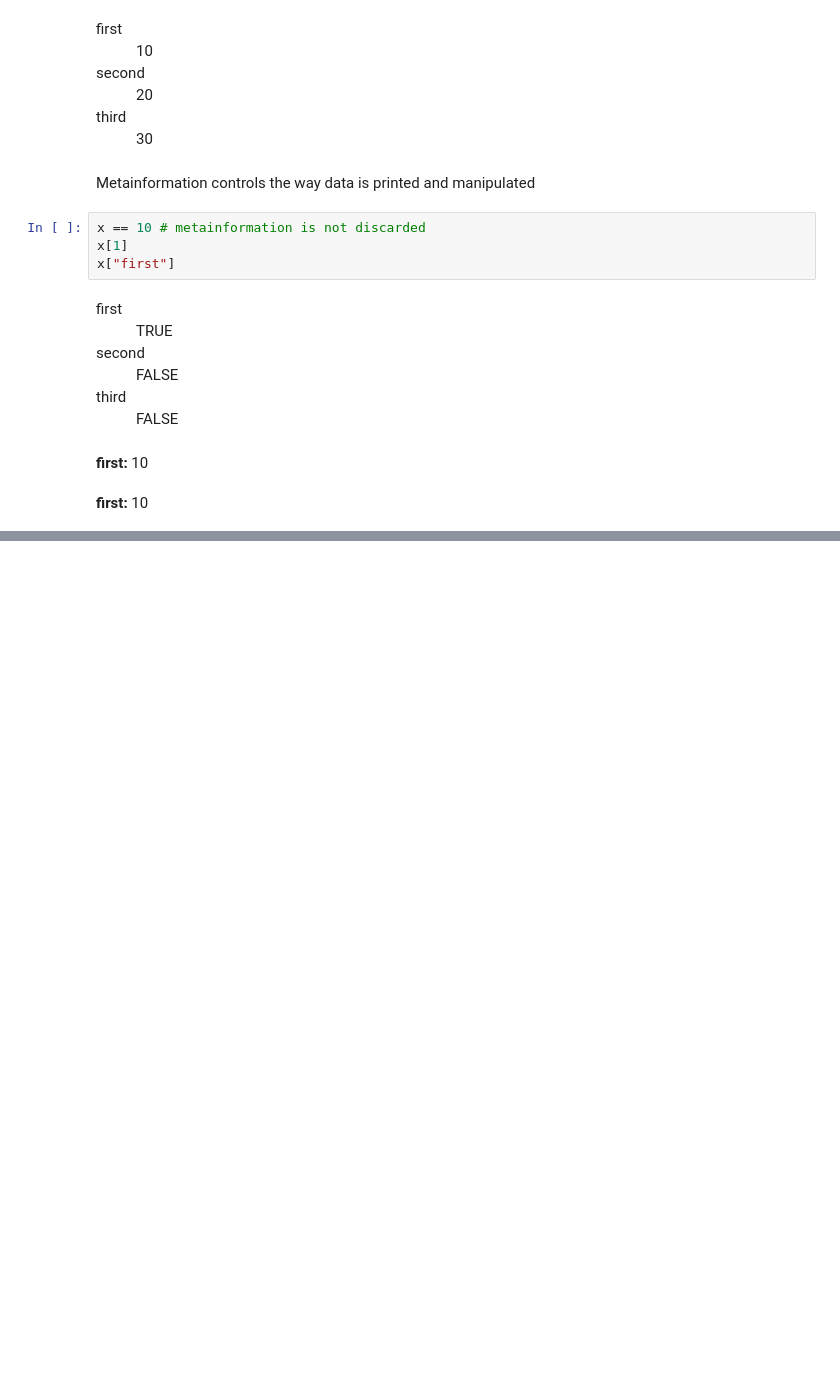
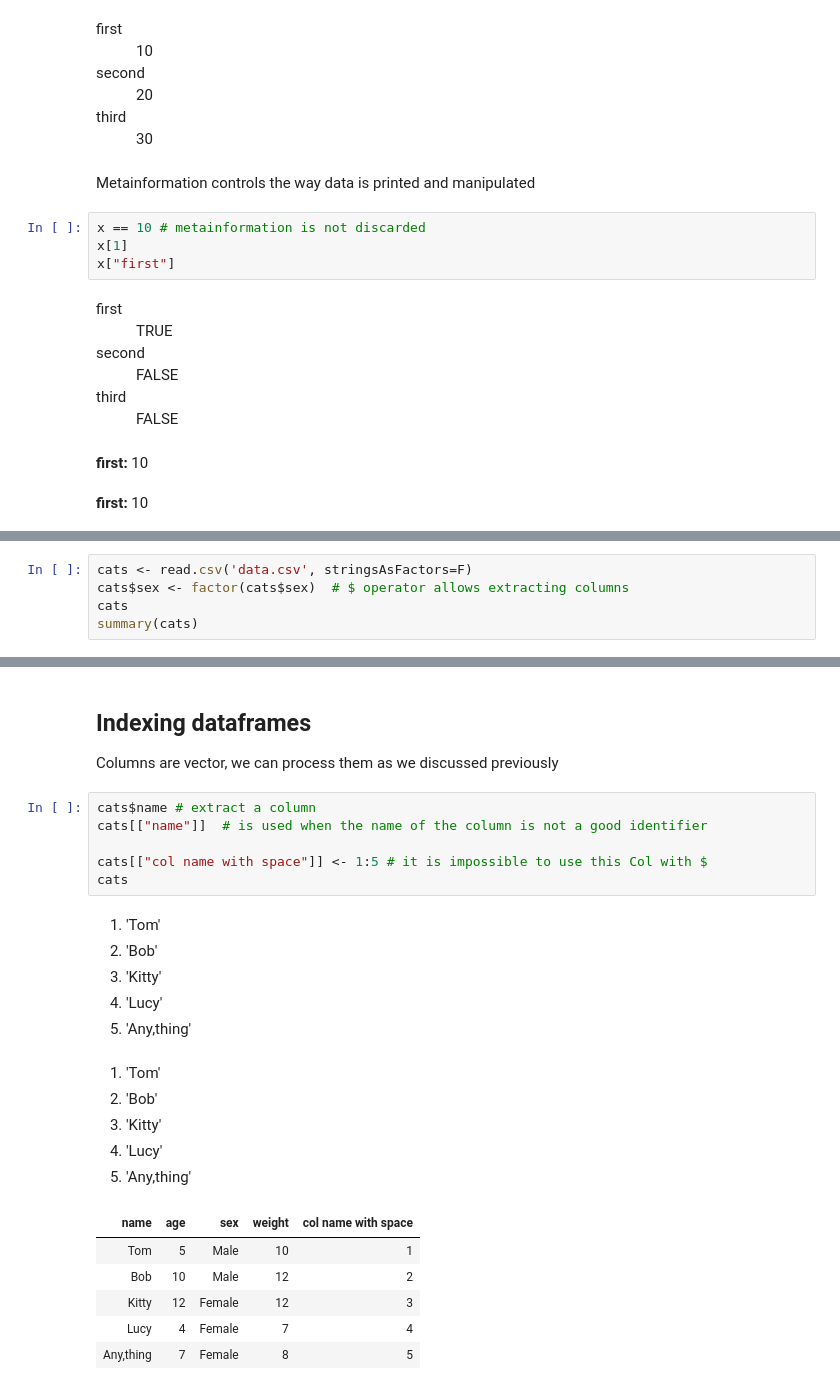
Before and after one commit to iposov/students-site, a Jupyter notebook: 18fall/mathematical_packages/r.ipynb, the cells around one changed output, grey strips where cells are left out. Saved outputs shown, nothing was run; the diff lists cells and outputs as text; blank space fills up the shorter version.

```diff
--- a/18fall/mathematical_packages/r.ipynb
+++ b/18fall/mathematical_packages/r.ipynb
@@ -301,0 +433,5 @@ first: 10
+# %%
+cats <- read.csv('data.csv', stringsAsFactors=F)
+cats$sex <- factor(cats$sex)  # $ operator allows extracting columns
+cats
+summary(cats)
@@ -301,0 +452,27 @@ first: 10
+# %% [markdown]
+## Indexing dataframes
+
+Columns are vector, we can process them as we discussed previously
+# %%
+cats$name # extract a column
+cats[["name"]]  # is used when the name of the column is not a good identifier
+
+cats[["col name with space"]] <- 1:5 # it is impossible to use this Col with $
+cats
+# %% [output]
+'Tom'
+'Bob'
+'Kitty'
+'Lucy'
+'Any,thing'
+'Tom'
+'Bob'
+'Kitty'
+'Lucy'
+'Any,thing'
+| name | age | sex | weight | col name with space |
+| Tom | 5 | Male | 10 | 1 |
+| Bob | 10 | Male | 12 | 2 |
+| Kitty | 12 | Female | 12 | 3 |
+| Lucy | 4 | Female | 7 | 4 |
+| Any,thing | 7 | Female | 8 | 5 |
```
Also changed, not shown: parts of 21 cells of this notebook.
